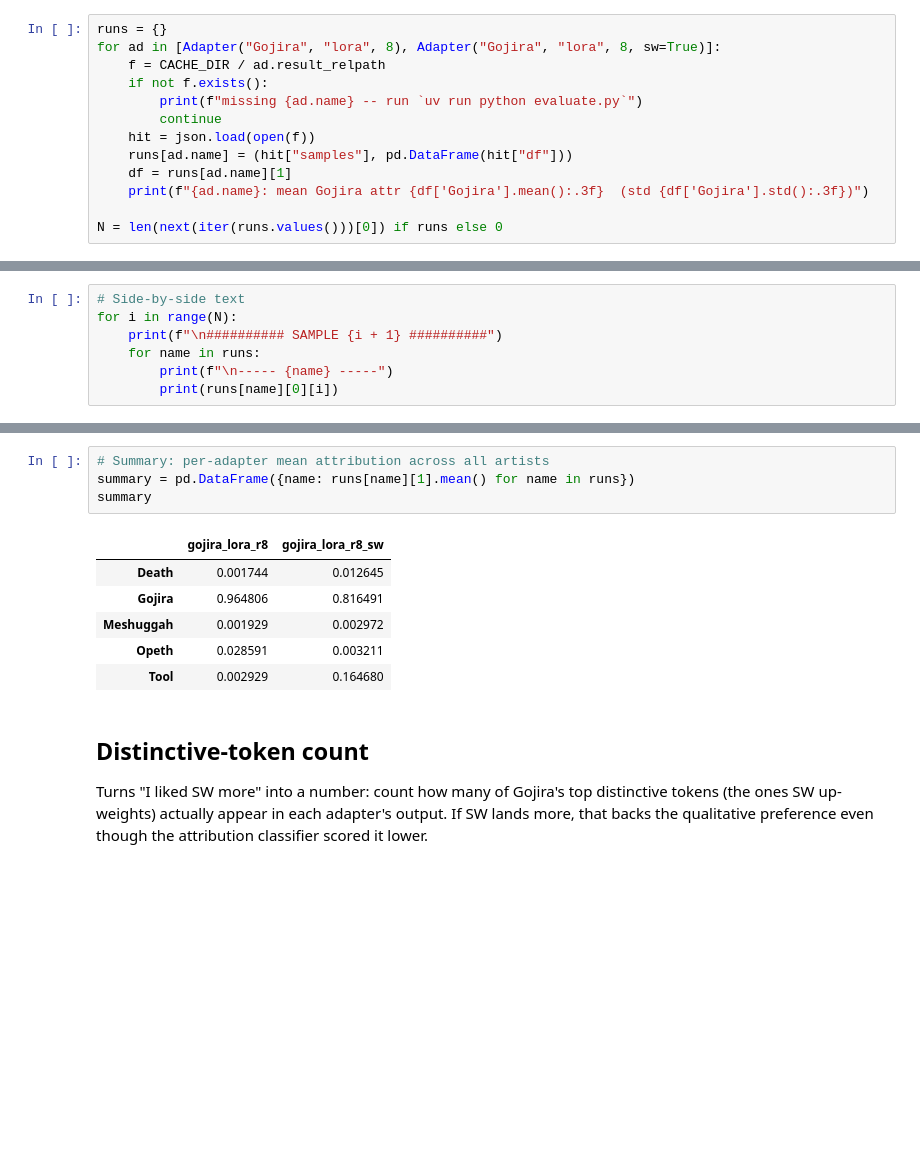
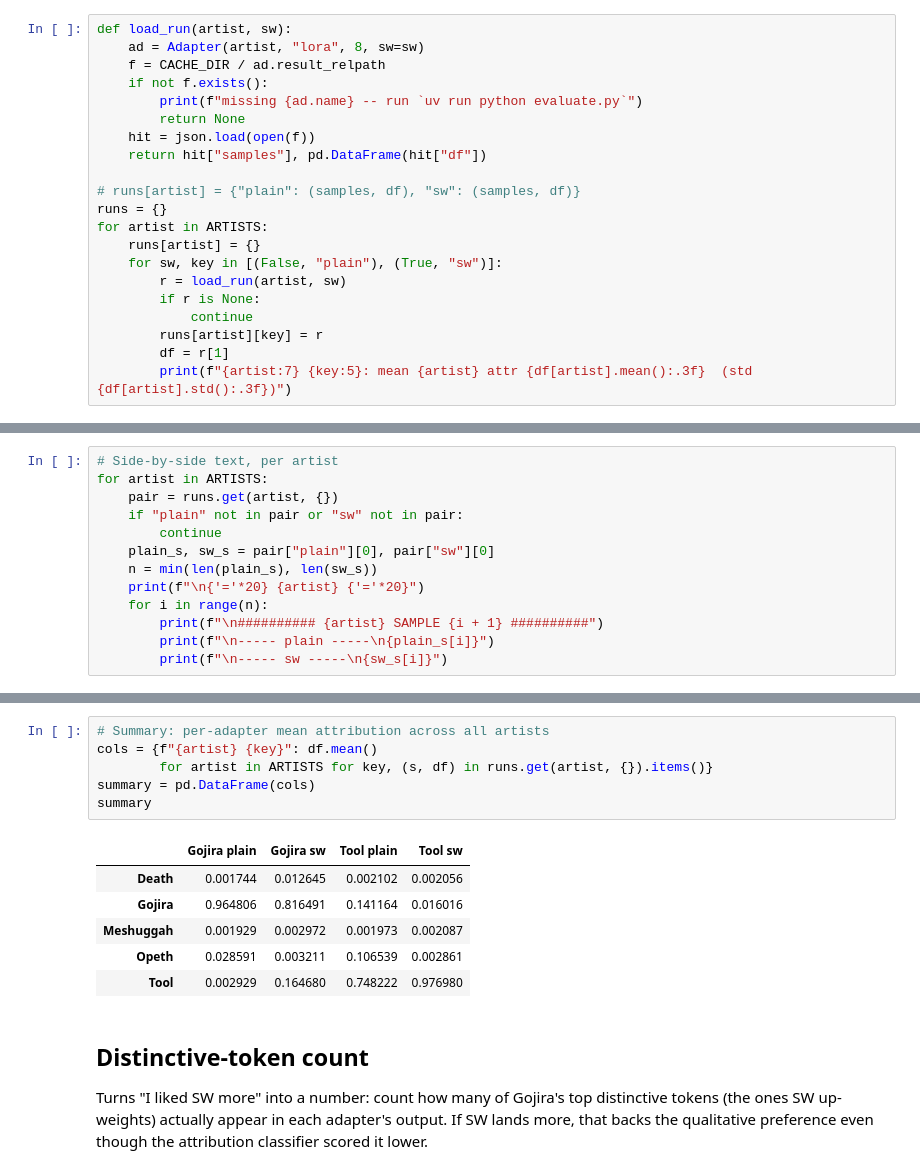
Before and after one commit to raccoon-42/lora-lyrics, a Jupyter notebook: src/09_sw_compare.ipynb, the cells around one changed output, grey strips where cells are left out. Cells and saved outputs as stored; diff of their text form; blank space fills up the shorter version.

```diff
--- a/src/09_sw_compare.ipynb
+++ b/src/09_sw_compare.ipynb
@@ -19,13 +34,21 @@ CACHE_DIR = RESULTS_DIR / "adapters"
 # %%
-runs = {}
-for ad in [Adapter("Gojira", "lora", 8), Adapter("Gojira", "lora", 8, sw=True)]:
+def load_run(artist, sw):
+    ad = Adapter(artist, "lora", 8, sw=sw)
     f = CACHE_DIR / ad.result_relpath
     if not f.exists():
         print(f"missing {ad.name} -- run `uv run python evaluate.py`")
-        continue
+        return None
     hit = json.load(open(f))
-    runs[ad.name] = (hit["samples"], pd.DataFrame(hit["df"]))
-    df = runs[ad.name][1]
-    print(f"{ad.name}: mean Gojira attr {df['Gojira'].mean():.3f}  (std {df['Gojira'].std():.3f})")
+    return hit["samples"], pd.DataFrame(hit["df"])
 
-N = len(next(iter(runs.values()))[0]) if runs else 0
+# runs[artist] = {"plain": (samples, df), "sw": (samples, df)}
+runs = {}
+for artist in ARTISTS:
+    runs[artist] = {}
+    for sw, key in [(False, "plain"), (True, "sw")]:
+        r = load_run(artist, sw)
+        if r is None:
+            continue
+        runs[artist][key] = r
+        df = r[1]
+        print(f"{artist:7} {key:5}: mean {artist} attr {df[artist].mean():.3f}  (std {df[artist].std():.3f})")
@@ -32,8 +60,14 @@ N = len(next(iter(runs.values()))[0]) if runs else 0
 # %%
-# Side-by-side text
-for i in range(N):
-    print(f"\n########## SAMPLE {i + 1} ##########")
-    for name in runs:
-        print(f"\n----- {name} -----")
-        print(runs[name][0][i])
+# Side-by-side text, per artist
+for artist in ARTISTS:
+    pair = runs.get(artist, {})
+    if "plain" not in pair or "sw" not in pair:
+        continue
+    plain_s, sw_s = pair["plain"][0], pair["sw"][0]
+    n = min(len(plain_s), len(sw_s))
+    print(f"\n{'='*20} {artist} {'='*20}")
+    for i in range(n):
+        print(f"\n########## {artist} SAMPLE {i + 1} ##########")
+        print(f"\n----- plain -----\n{plain_s[i]}")
+        print(f"\n----- sw -----\n{sw_s[i]}")
 # %% [output]
@@ -57,14 +91,16 @@ Enter your mind, enter your dreams !
 # %%
 # Summary: per-adapter mean attribution across all artists
-summary = pd.DataFrame({name: runs[name][1].mean() for name in runs})
+cols = {f"{artist} {key}": df.mean()
+        for artist in ARTISTS for key, (s, df) in runs.get(artist, {}).items()}
+summary = pd.DataFrame(cols)
 summary
 # %% [output]
-|  | gojira_lora_r8 | gojira_lora_r8_sw |
-| Death | 0.001744 | 0.012645 |
-| Gojira | 0.964806 | 0.816491 |
-| Meshuggah | 0.001929 | 0.002972 |
-| Opeth | 0.028591 | 0.003211 |
-| Tool | 0.002929 | 0.164680 |
+|  | Gojira plain | Gojira sw | Tool plain | Tool sw |
+| Death | 0.001744 | 0.012645 | 0.002102 | 0.002056 |
+| Gojira | 0.964806 | 0.816491 | 0.141164 | 0.016016 |
+| Meshuggah | 0.001929 | 0.002972 | 0.001973 | 0.002087 |
+| Opeth | 0.028591 | 0.003211 | 0.106539 | 0.002861 |
+| Tool | 0.002929 | 0.164680 | 0.748222 | 0.976980 |
 # %% [markdown]
 ## Distinctive-token count
 
```
Also changed, not shown: parts of 9 cells of this notebook, 10 other files.
